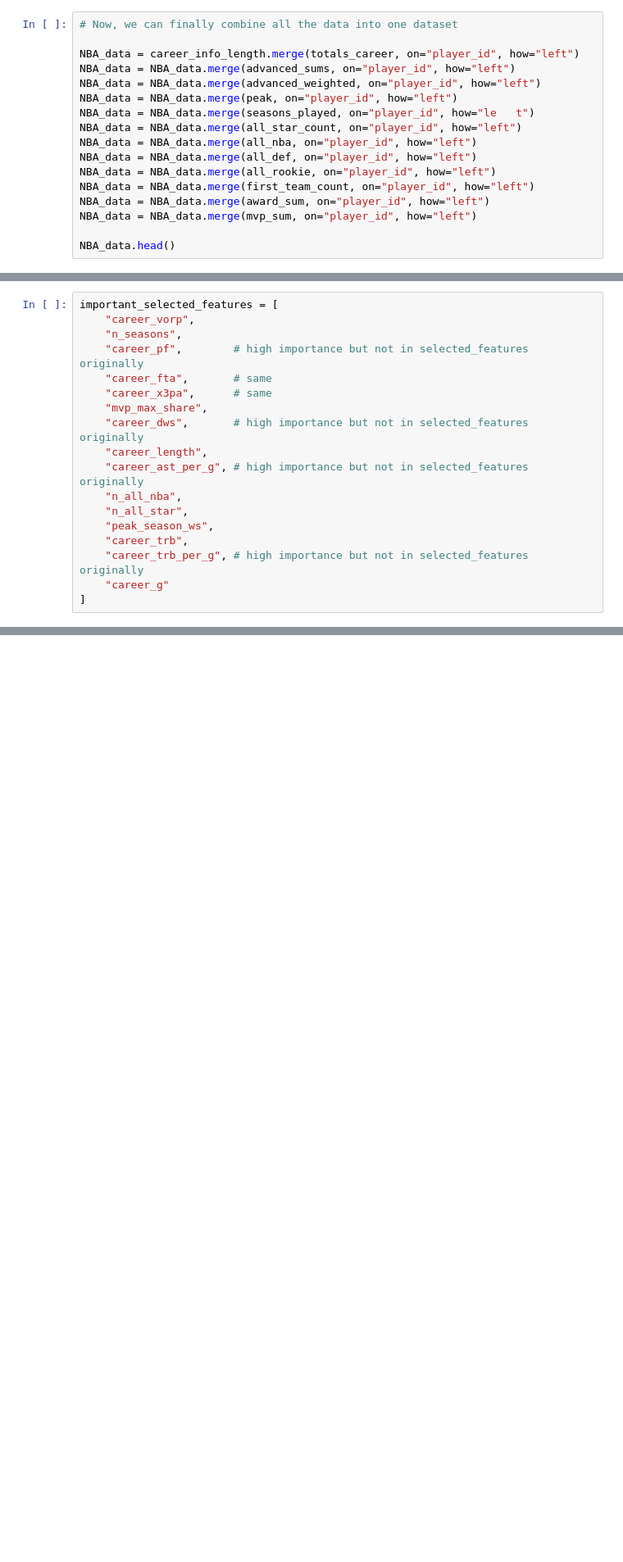
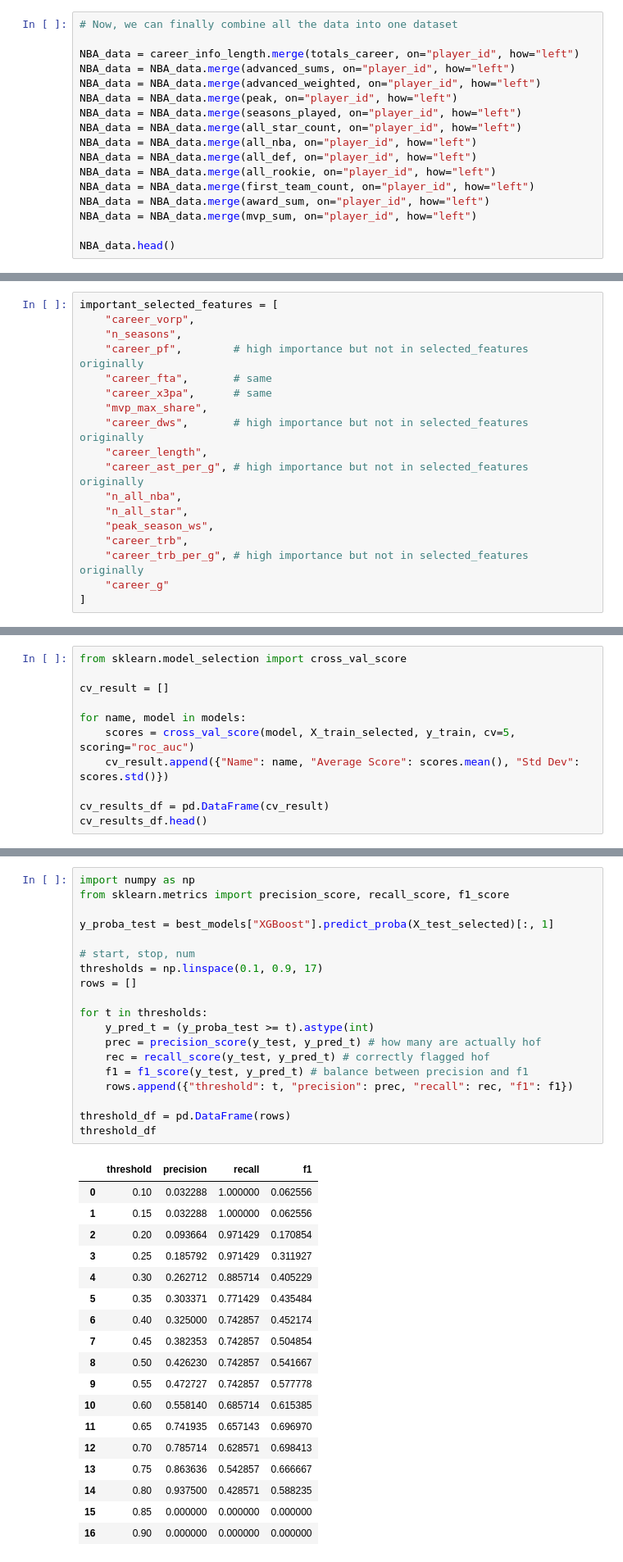
Before and after one commit to cedrictongg/COMP542-Group-8, a Jupyter notebook: NBA Prediction.ipynb, the cells around one changed output, grey strips where cells are left out. Shown at 82% size. Saved outputs shown, nothing was run; the diff lists cells and outputs as text; blank space fills up the shorter version.

Commit message:
feat: implemented XGBoost and LightGBM
- selected params through GridSearchCV
- created charts of results
- selected threshold based on f1 score
- determined best model between XGBoost and LightGBM

```diff
--- a/NBA Prediction.ipynb
+++ b/NBA Prediction.ipynb
@@ -176,7 +176,7 @@ NBA_data = career_info_length.merge(totals_career, on="player_id", how="left")
 NBA_data = NBA_data.merge(advanced_sums, on="player_id", how="left")
 NBA_data = NBA_data.merge(advanced_weighted, on="player_id", how="left")
 NBA_data = NBA_data.merge(peak, on="player_id", how="left")
-NBA_data = NBA_data.merge(seasons_played, on="player_id", how="le   t")
+NBA_data = NBA_data.merge(seasons_played, on="player_id", how="left")
 NBA_data = NBA_data.merge(all_star_count, on="player_id", how="left")
 NBA_data = NBA_data.merge(all_nba, on="player_id", how="left")
 NBA_data = NBA_data.merge(all_def, on="player_id", how="left")
@@ -323,0 +372,11 @@ important_selected_features = [
+# %%
+from sklearn.model_selection import cross_val_score
+
+cv_result = []
+
+for name, model in models:
+    scores = cross_val_score(model, X_train_selected, y_train, cv=5, scoring="roc_auc")
+    cv_result.append({"Name": name, "Average Score": scores.mean(), "Std Dev": scores.std()})
+
+cv_results_df = pd.DataFrame(cv_result)
+cv_results_df.head()
@@ -323,0 +435,38 @@ important_selected_features = [
+# %%
+import numpy as np
+from sklearn.metrics import precision_score, recall_score, f1_score
+
+y_proba_test = best_models["XGBoost"].predict_proba(X_test_selected)[:, 1]
+
+# start, stop, num
+thresholds = np.linspace(0.1, 0.9, 17)
+rows = []
+
+for t in thresholds:
+    y_pred_t = (y_proba_test >= t).astype(int)
+    prec = precision_score(y_test, y_pred_t) # how many are actually hof
+    rec = recall_score(y_test, y_pred_t) # correctly flagged hof
+    f1 = f1_score(y_test, y_pred_t) # balance between precision and f1
+    rows.append({"threshold": t, "precision": prec, "recall": rec, "f1": f1})
+
+threshold_df = pd.DataFrame(rows)
+threshold_df
+# %% [output]
+|  | threshold | precision | recall | f1 |
+| 0 | 0.10 | 0.032288 | 1.000000 | 0.062556 |
+| 1 | 0.15 | 0.032288 | 1.000000 | 0.062556 |
+| 2 | 0.20 | 0.093664 | 0.971429 | 0.170854 |
+| 3 | 0.25 | 0.185792 | 0.971429 | 0.311927 |
+| 4 | 0.30 | 0.262712 | 0.885714 | 0.405229 |
+| 5 | 0.35 | 0.303371 | 0.771429 | 0.435484 |
+| 6 | 0.40 | 0.325000 | 0.742857 | 0.452174 |
+| 7 | 0.45 | 0.382353 | 0.742857 | 0.504854 |
+| 8 | 0.50 | 0.426230 | 0.742857 | 0.541667 |
+| 9 | 0.55 | 0.472727 | 0.742857 | 0.577778 |
+| 10 | 0.60 | 0.558140 | 0.685714 | 0.615385 |
+| 11 | 0.65 | 0.741935 | 0.657143 | 0.696970 |
+| 12 | 0.70 | 0.785714 | 0.628571 | 0.698413 |
+| 13 | 0.75 | 0.863636 | 0.542857 | 0.666667 |
+| 14 | 0.80 | 0.937500 | 0.428571 | 0.588235 |
+| 15 | 0.85 | 0.000000 | 0.000000 | 0.000000 |
+| 16 | 0.90 | 0.000000 | 0.000000 | 0.000000 |
```
Also changed, not shown: parts of 11 cells of this notebook.
